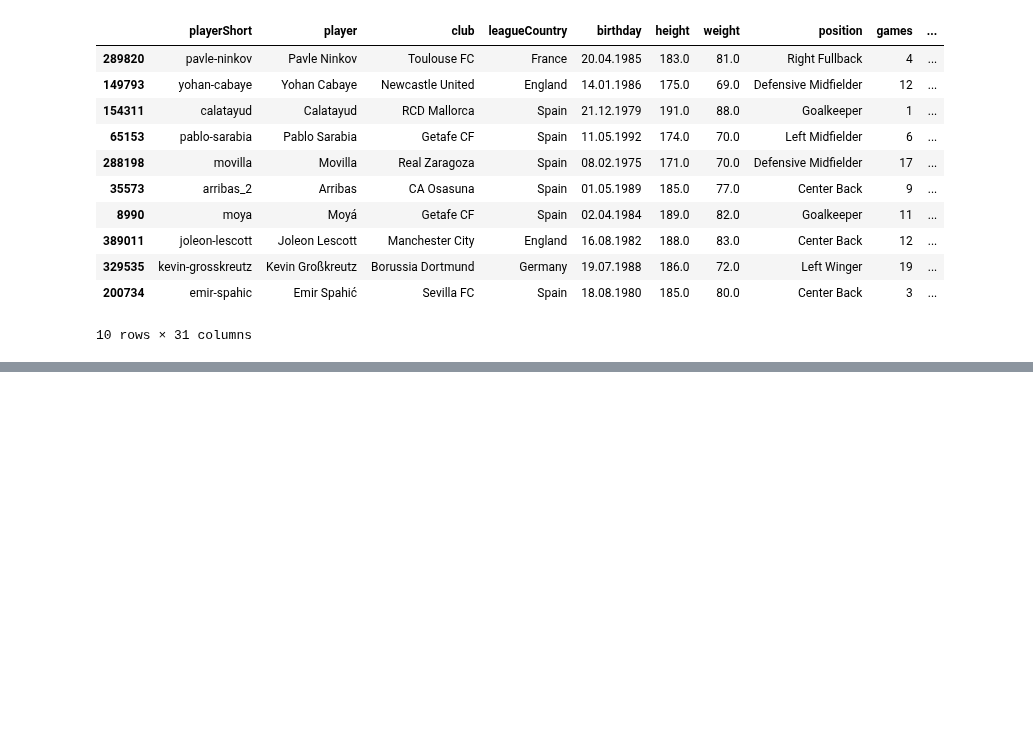
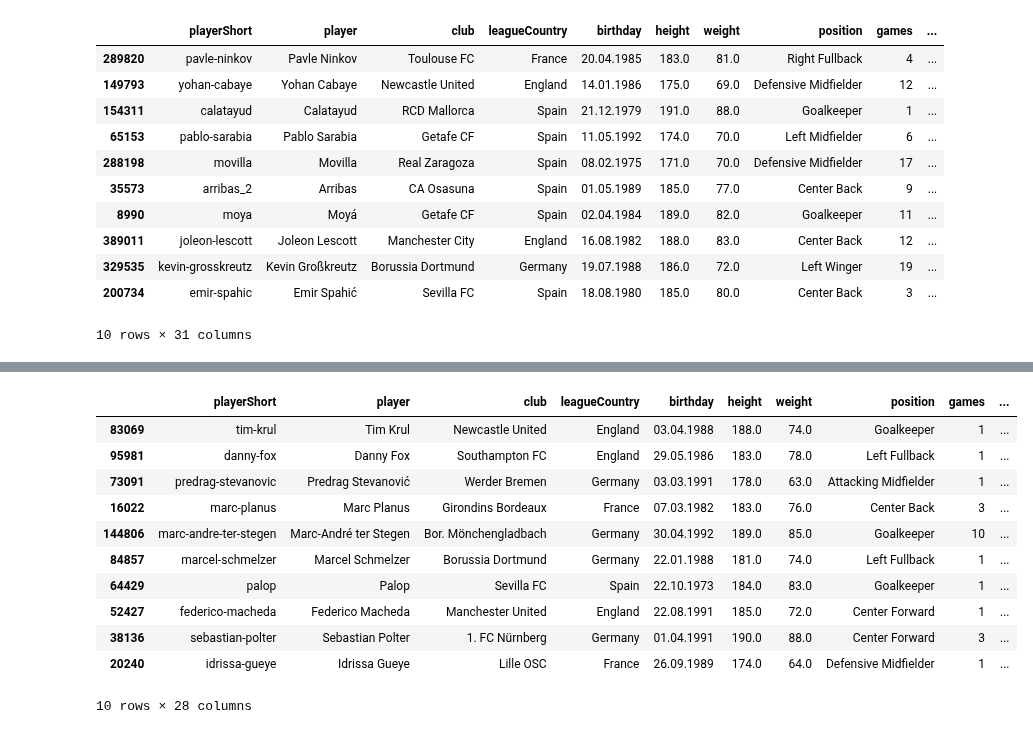
Before and after one commit to romac/ADAHomeworks, a Jupyter notebook: 04 - Applied ML/04 - Applied ML.ipynb, the cells around one changed output, grey strips where cells are left out. Cells and saved outputs as stored; diff of their text form; code cells hidden in the pictures; blank space fills up the shorter version.

```diff
--- a/04 - Applied ML/04 - Applied ML.ipynb
+++ b/04 - Applied ML/04 - Applied ML.ipynb
@@ -182,0 +206,17 @@ disag_good.sample(10)
+# %%
+filename='CrowdstormingDataJuly1st.csv'
+df = pd.read_csv(filename)
+df.sample(10)
+# %% [output]
+|  | playerShort | player | club | leagueCountry | birthday | height | weight | position | games | ... |
+| 83069 | tim-krul | Tim Krul | Newcastle United | England | 03.04.1988 | 188.0 | 74.0 | Goalkeeper | 1 | ... |
+| 95981 | danny-fox | Danny Fox | Southampton FC | England | 29.05.1986 | 183.0 | 78.0 | Left Fullback | 1 | ... |
+| 73091 | predrag-stevanovic | Predrag Stevanović | Werder Bremen | Germany | 03.03.1991 | 178.0 | 63.0 | Attacking Midfielder | 1 | ... |
+| 16022 | marc-planus | Marc Planus | Girondins Bordeaux | France | 07.03.1982 | 183.0 | 76.0 | Center Back | 3 | ... |
+| 144806 | marc-andre-ter-stegen | Marc-André ter Stegen | Bor. Mönchengladbach | Germany | 30.04.1992 | 189.0 | 85.0 | Goalkeeper | 10 | ... |
+| 84857 | marcel-schmelzer | Marcel Schmelzer | Borussia Dortmund | Germany | 22.01.1988 | 181.0 | 74.0 | Left Fullback | 1 | ... |
+| 64429 | palop | Palop | Sevilla FC | Spain | 22.10.1973 | 184.0 | 83.0 | Goalkeeper | 1 | ... |
+| 52427 | federico-macheda | Federico Macheda | Manchester United | England | 22.08.1991 | 185.0 | 72.0 | Center Forward | 1 | ... |
+| 38136 | sebastian-polter | Sebastian Polter | 1. FC Nürnberg | Germany | 01.04.1991 | 190.0 | 88.0 | Center Forward | 3 | ... |
+| 20240 | idrissa-gueye | Idrissa Gueye | Lille OSC | France | 26.09.1989 | 174.0 | 64.0 | Defensive Midfielder | 1 | ... |
+10 rows × 28 columns
```
Also changed, not shown: parts of 21 cells of this notebook.
